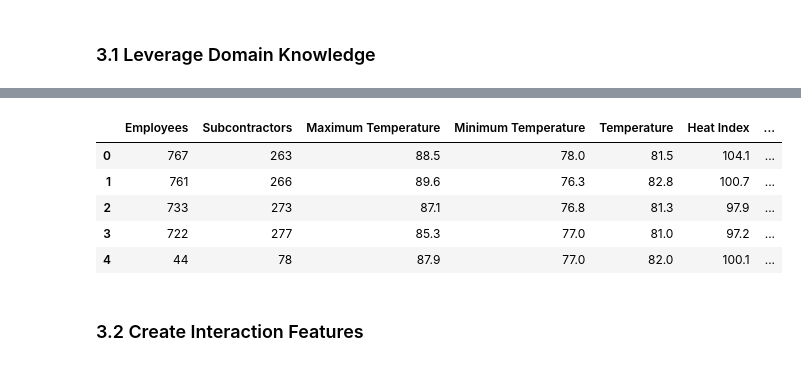
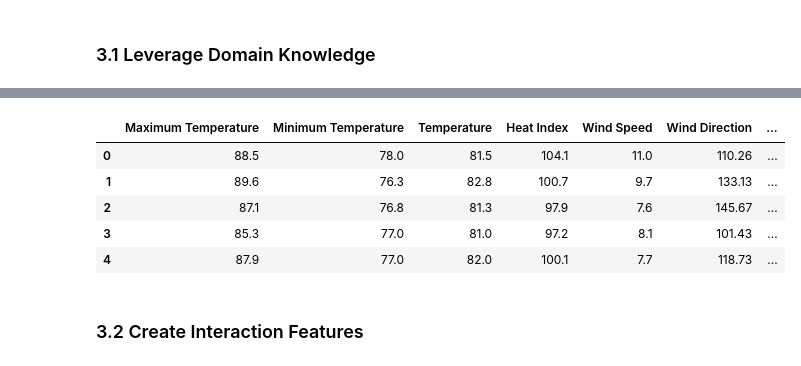
Before and after one commit to justaplan/carpark_occupancy_prediction, a Jupyter notebook: Carpark Occupancy Prediction Regression.ipynb, the cells around one changed output, grey strips where cells are left out. Cells and saved outputs as stored; diff of their text form; code cells hidden in the pictures.

```diff
--- a/Carpark Occupancy Prediction Regression.ipynb
+++ b/Carpark Occupancy Prediction Regression.ipynb
@@ -440,17 +442,19 @@ new_df.head()
 | 3 | 722 | 277 | 85.3 | 77.0 | 81.0 | 97.2 | 8.1 | ... |
 | 4 | 44 | 78 | 87.9 | 77.0 | 82.0 | 100.1 | 7.7 | ... |
 # %%
-## Rename "ViTroxian" to Employees and "Subcon" to "Subcontractor" to make more sense
-new_df.rename(columns={"ViTroxian":"Employees", "Subcon":"Subcontractors"}, inplace=True)
+## Create a new colums of Employee (ViTroxian + Subcon), we dont really need 2 features represent employees and they are high correlations as well!
+## To drop the ViTroxian and Subcon features
+new_df["Employees"] = df["ViTroxian"] + df["Subcon"]
+new_df = new_df.drop(["ViTroxian", "Subcon"], axis=1)
 
 new_df.head()
 # %% [output]
-|  | Employees | Subcontractors | Maximum Temperature | Minimum Temperature | Temperature | Heat Index | ... |
-| 0 | 767 | 263 | 88.5 | 78.0 | 81.5 | 104.1 | ... |
-| 1 | 761 | 266 | 89.6 | 76.3 | 82.8 | 100.7 | ... |
-| 2 | 733 | 273 | 87.1 | 76.8 | 81.3 | 97.9 | ... |
-| 3 | 722 | 277 | 85.3 | 77.0 | 81.0 | 97.2 | ... |
-| 4 | 44 | 78 | 87.9 | 77.0 | 82.0 | 100.1 | ... |
+|  | Maximum Temperature | Minimum Temperature | Temperature | Heat Index | Wind Speed | Wind Direction | ... |
+| 0 | 88.5 | 78.0 | 81.5 | 104.1 | 11.0 | 110.26 | ... |
+| 1 | 89.6 | 76.3 | 82.8 | 100.7 | 9.7 | 133.13 | ... |
+| 2 | 87.1 | 76.8 | 81.3 | 97.9 | 7.6 | 145.67 | ... |
+| 3 | 85.3 | 77.0 | 81.0 | 97.2 | 8.1 | 101.43 | ... |
+| 4 | 87.9 | 77.0 | 82.0 | 100.1 | 7.7 | 118.73 | ... |
 # %% [markdown]
 ### 3.2 Create Interaction Features
 # %% [markdown]
```
Also changed, not shown: parts of 15 cells of this notebook.
